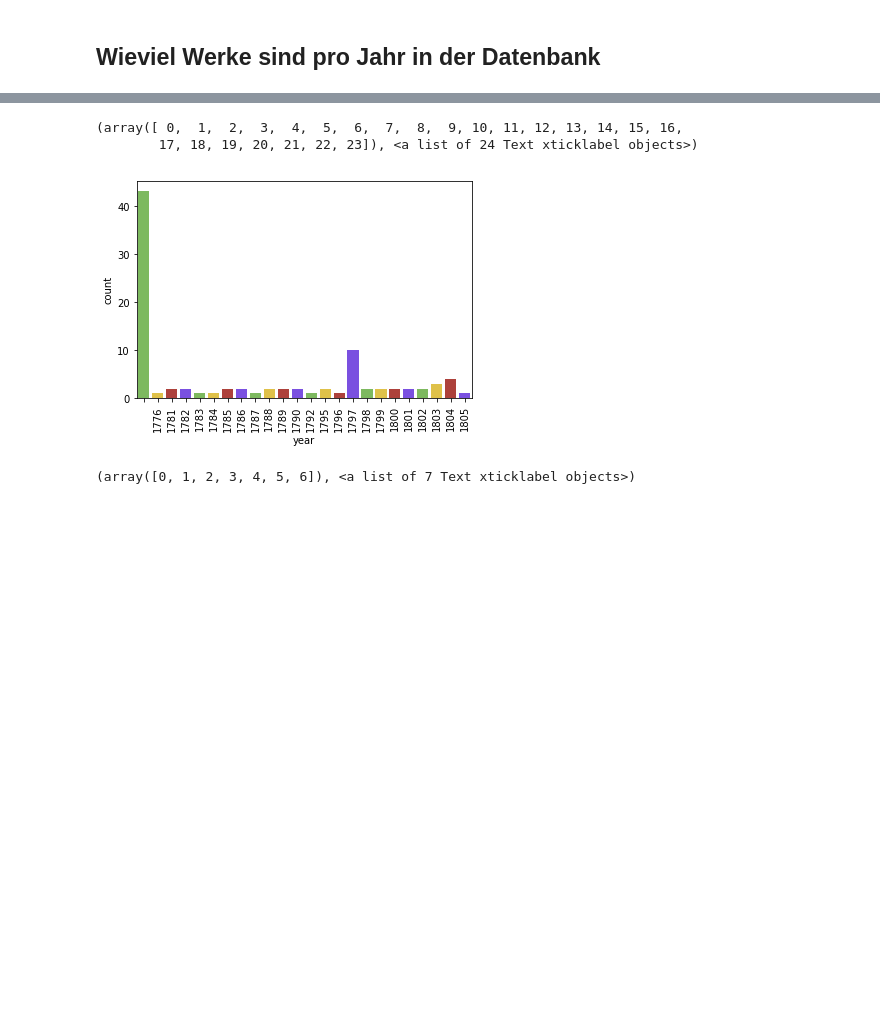
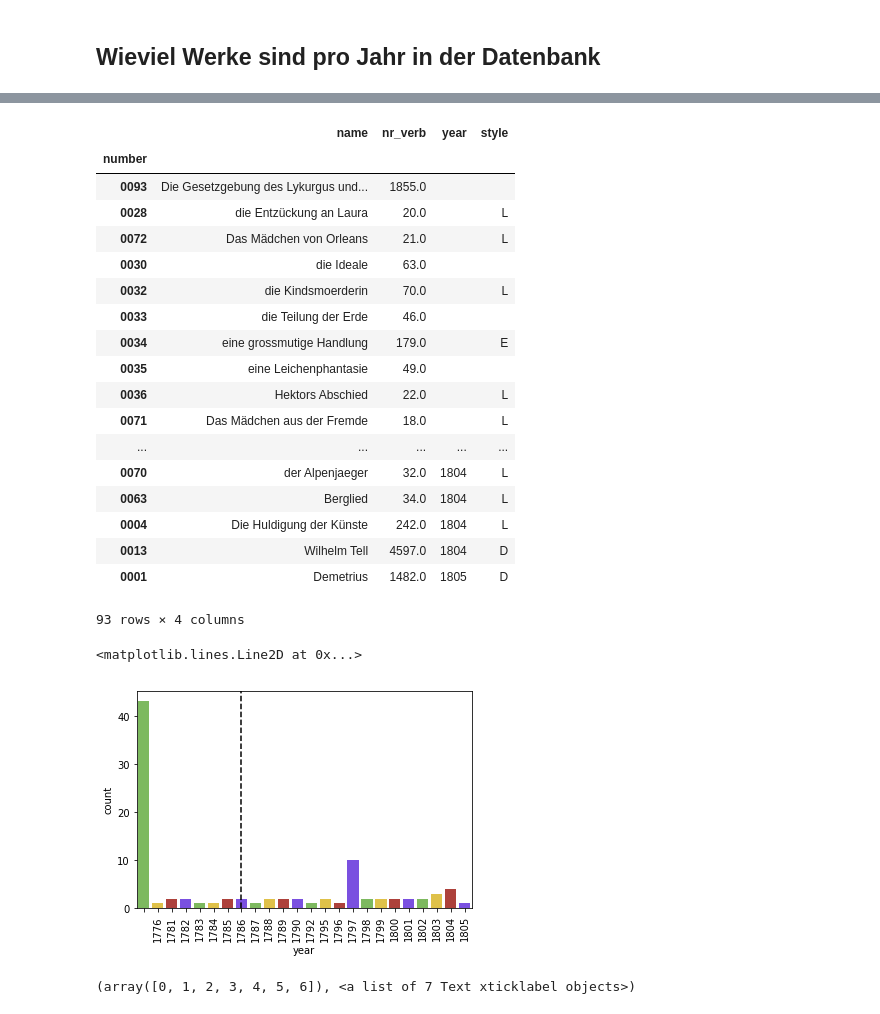
Before and after one commit to robinarthur/5pk, a Jupyter notebook: txt_edit/2_text_preprocess.ipynb, the cells around one changed output, grey strips where cells are left out. Saved outputs shown, nothing was run; the diff lists cells and outputs as text; code cells hidden in the pictures; blank space fills up the shorter version.

```diff
--- a/txt_edit/2_text_preprocess.ipynb
+++ b/txt_edit/2_text_preprocess.ipynb
@@ -256,3 +280,25 @@ plt.plot()
+# %%
+df
+# %% [output]
+|  | name | nr_verb | year | style |
+| number |  |  |  |  |
+| 0093 | Die Gesetzgebung des Lykurgus und... | 1855.0 |  |  |
+| 0028 | die Entzückung an Laura | 20.0 |  | L |
+| 0072 | Das Mädchen von Orleans | 21.0 |  | L |
+| 0030 | die Ideale | 63.0 |  |  |
+| 0032 | die Kindsmoerderin | 70.0 |  | L |
+| 0033 | die Teilung der Erde | 46.0 |  |  |
+| 0034 | eine grossmutige Handlung | 179.0 |  | E |
+| 0035 | eine Leichenphantasie | 49.0 |  |  |
+| 0036 | Hektors Abschied | 22.0 |  | L |
+| 0071 | Das Mädchen aus der Fremde | 18.0 |  | L |
+| ... | ... | ... | ... | ... |
+| 0070 | der Alpenjaeger | 32.0 | 1804 | L |
+| 0063 | Berglied | 34.0 | 1804 | L |
+| 0004 | Die Huldigung der Künste | 242.0 | 1804 | L |
+| 0013 | Wilhelm Tell | 4597.0 | 1804 | D |
+| 0001 | Demetrius | 1482.0 | 1805 | D |
+93 rows × 4 columns
 # %%
 # Bar plot
 # Count Plot (a.k.a. Bar Plot)
@@ -260,10 +306,10 @@ sns.countplot(x='year', data=df, palette= schiller_type_colors)
 
 # Rotate x-labels
 plt.xticks(rotation=90)
+plt.axvline(7, color="k", linestyle="--")
 # %% [output]
-(array([ 0,  1,  2,  3,  4,  5,  6,  7,  8,  9, 10, 11, 12, 13, 14, 15, 16,
-        17, 18, 19, 20, 21, 22, 23]), <a list of 24 Text xticklabel objects>)
+<matplotlib.lines.Line2D at 0x...>
-[figure, old version]
+[figure, new version]
 # %%
 # Bar plot
 # Count Plot (a.k.a. Bar Plot)
```
Also changed, not shown: parts of 6 cells of this notebook, 3 other files.
